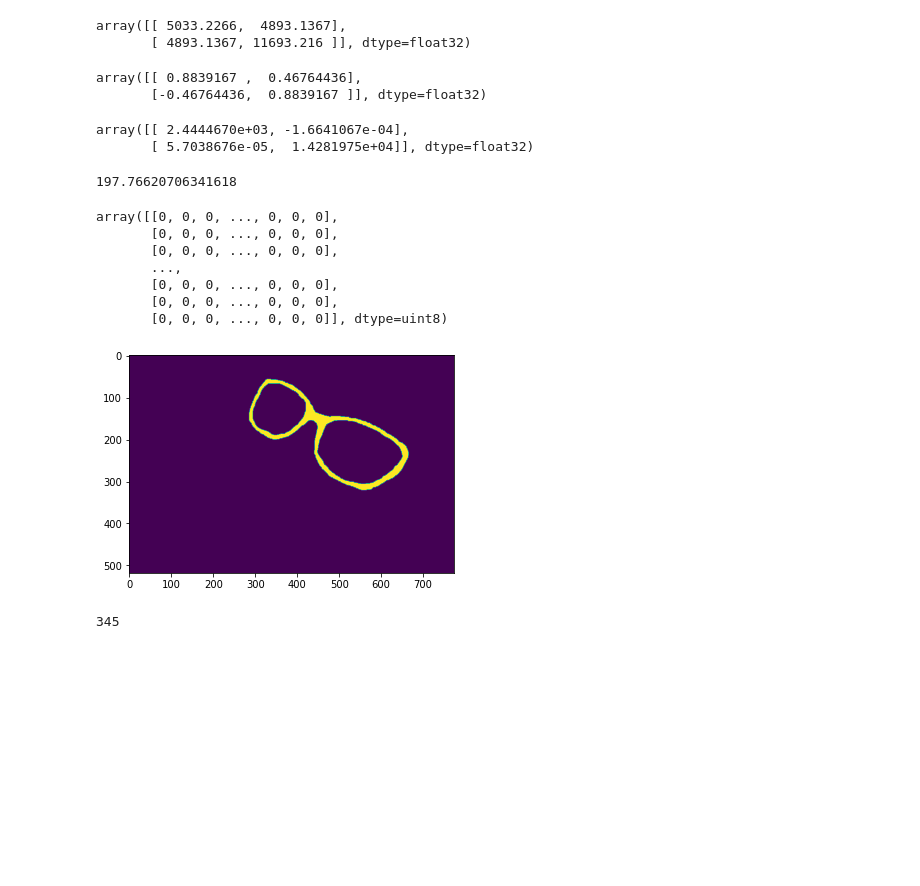
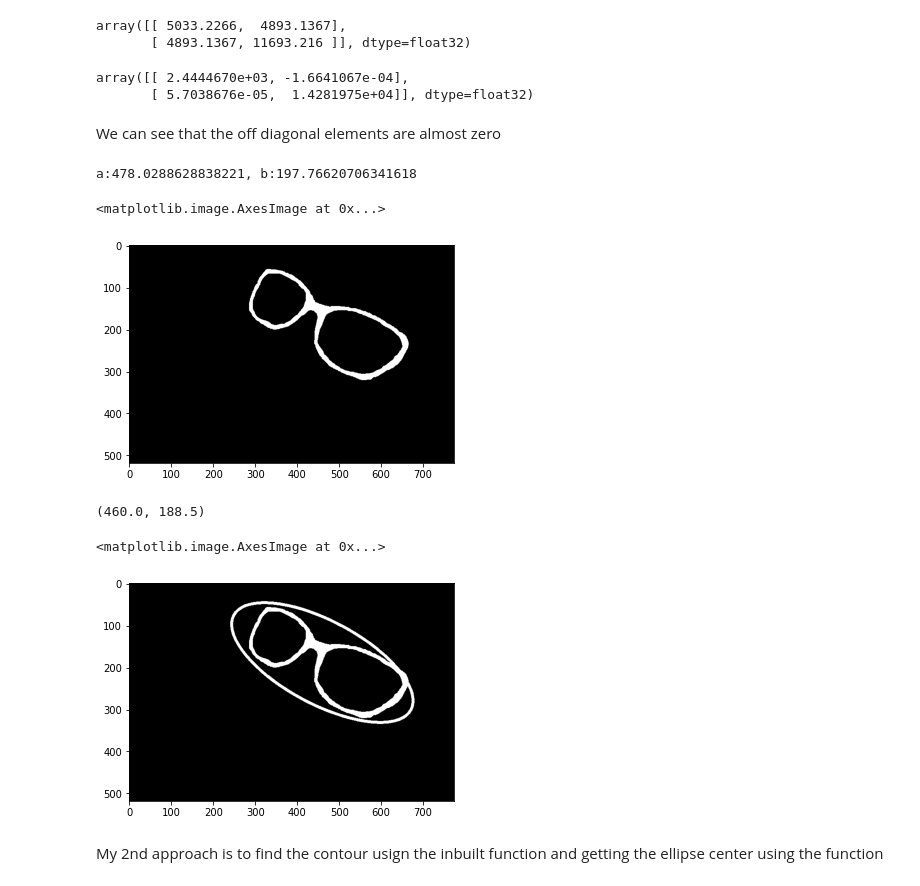
Before and after one commit to mathewvarghesemanu/basic_image_processing_opencv, a Jupyter notebook: CV classic HW1.ipynb, the cells around one changed output. Saved outputs shown, nothing was run; the diff lists cells and outputs as text; code cells hidden in the pictures; blank space fills up the shorter version.

```diff
--- a/CV classic HW1.ipynb
+++ b/CV classic HW1.ipynb
@@ -336,10 +372,4 @@ covar_matrix
 # %% [output]
 array([[ 5033.2266,  4893.1367],
        [ 4893.1367, 11693.216 ]], dtype=float32)
-# %%
-P=np.float32([[math.cos(theta) , -math.sin(theta)],[math.sin(theta),math.cos(theta)]])
-P
-# %% [output]
-array([[ 0.8839167 ,  0.46764436],
-       [-0.46764436,  0.8839167 ]], dtype=float32)
 # %%
@@ -350,26 +381,23 @@ lamda
 # %% [output]
 array([[ 2.4444670e+03, -1.6641067e-04],
        [ 5.7038676e-05,  1.4281975e+04]], dtype=float32)
+# %% [markdown]
+We can see that the off diagonal elements are almost zero
 # %%
 max_lambda=np.amax(lamda)
 min_lamda=lamda[0,0]
+
+# finding a and b from formula
 a=4*math.sqrt(max_lambda)
 b=4*math.sqrt(min_lamda)
-b
+print("a:{}, b:{}".format(a,b))
 # %% [output]
-197.76620706341618
+a:478.0288628838221, b:197.76620706341618
 # %%
 image1=cv2.imread("glasses_outline.png")  #reading the image
 image1=image1[:,:,::-1] #converting RGB to BGR
 image1=cv2.cvtColor(image1,cv2.COLOR_RGB2GRAY)
-plt.imshow(image1)
-image1
+plt.imshow(image1,cmap="gray")
 # %% [output]
-array([[0, 0, 0, ..., 0, 0, 0],
-       [0, 0, 0, ..., 0, 0, 0],
-       [0, 0, 0, ..., 0, 0, 0],
-       ...,
-       [0, 0, 0, ..., 0, 0, 0],
-       [0, 0, 0, ..., 0, 0, 0],
-       [0, 0, 0, ..., 0, 0, 0]], dtype=uint8)
+<matplotlib.image.AxesImage at 0x...>
-[figure, old version]
+[figure, new version]
@@ -376,13 +408,14 @@ array([[0, 0, 0, ..., 0, 0, 0],
 # %%
-smallx=255
-largex=0
-smally=255
-largey=0
+smallx=255  #initializing least x as max value
+largex=0    #initializing max y as max value
+smally=255  #initializing least y as max value
+largey=0    #initializing max y as max value
 xdim=image1.shape[0]
 ydim=image1.shape[1]
 for x in range(0,xdim):
     for y in range(0,ydim):
-        if image1[x,y]>200:
+        #finding the farthest points in the width and height directions
+        if image1[x,y]>250:
             if x<smallx:
                 smallx=x
             if x>largex:
@@ -391,11 +424,27 @@ for x in range(0,xdim):
                 smally=y
             if y>largey:
                 largey=y
-center=(smallx+(largex-smallx)/2,smally+(largey-smally)/2)
+center=(smally+(largey-smally)/2,smallx+(largex-smallx)/2)
 
-largex
+center
 # %% [output]
-345
+(460.0, 188.5)
+# %%
+color = (0, 0, 255) #setting color as blue
+thickness = 5  #setting thickness
+angle = theta
+axesLength = (a, b)
+center_coordinates = center
+window_name = 'Image'
+
+# cv2.ellipse(image1, center_coordinates, axesLength ,angle, startAngle, endAngle, color, thickness)
+img=cv2.ellipse(image1, (center_coordinates, axesLength, math.degrees(-theta)), (255, 0, 255), 5); #plotting ellipse with a,b,theta and center
+plt.imshow(img,cmap="gray")
+# %% [output]
+<matplotlib.image.AxesImage at 0x...>
+[figure, added]
+# %% [markdown]
+My 2nd approach is to find the contour usign the inbuilt function and getting the ellipse center using the function
 # %%
 contours, hierarchy  = cv2.findContours(image1, cv2.RETR_EXTERNAL, cv2.CHAIN_APPROX_SIMPLE)
 ellipse=cv2.fitEllipse(contours[0])
```
Also changed, not shown: parts of 42 cells of this notebook, 1 other file.
